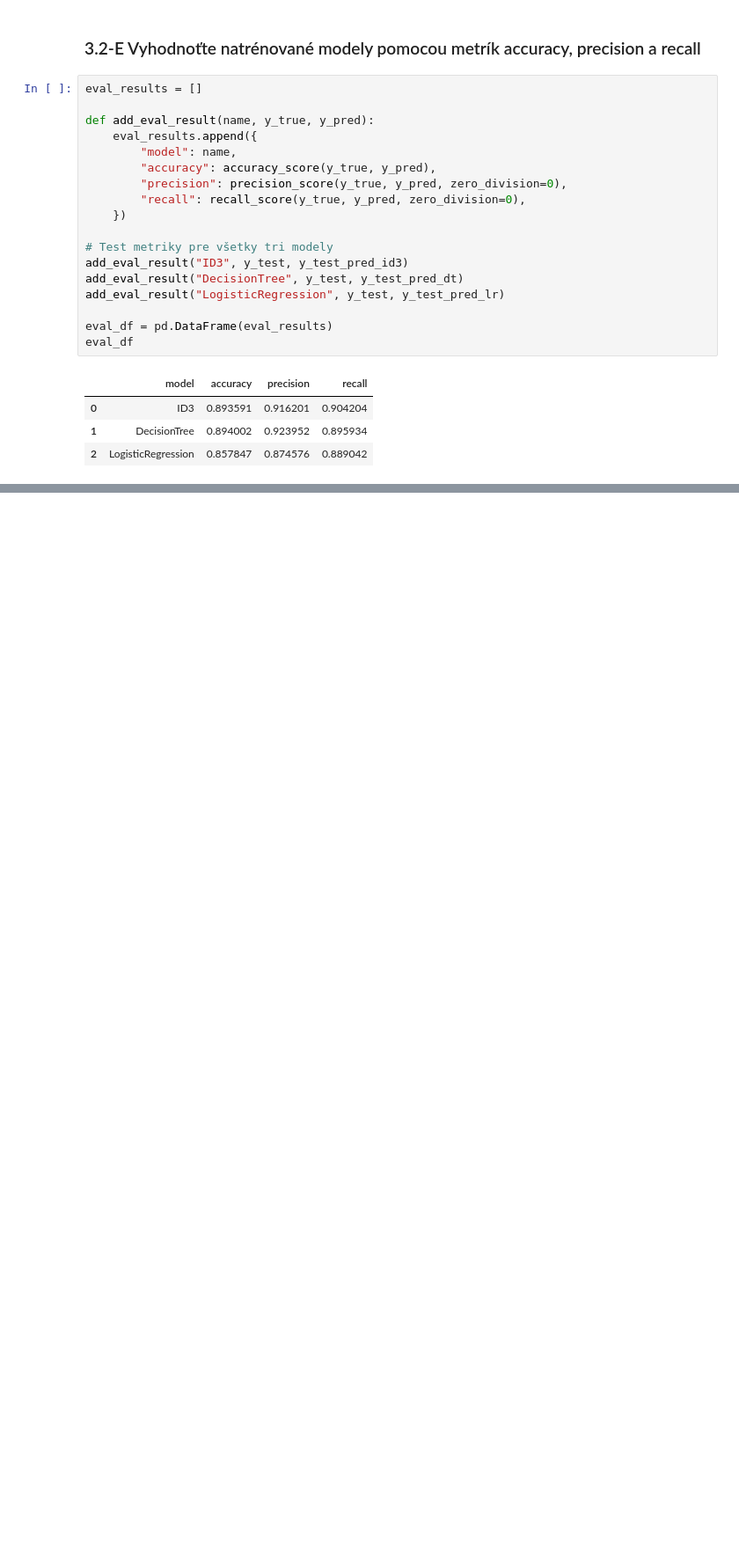
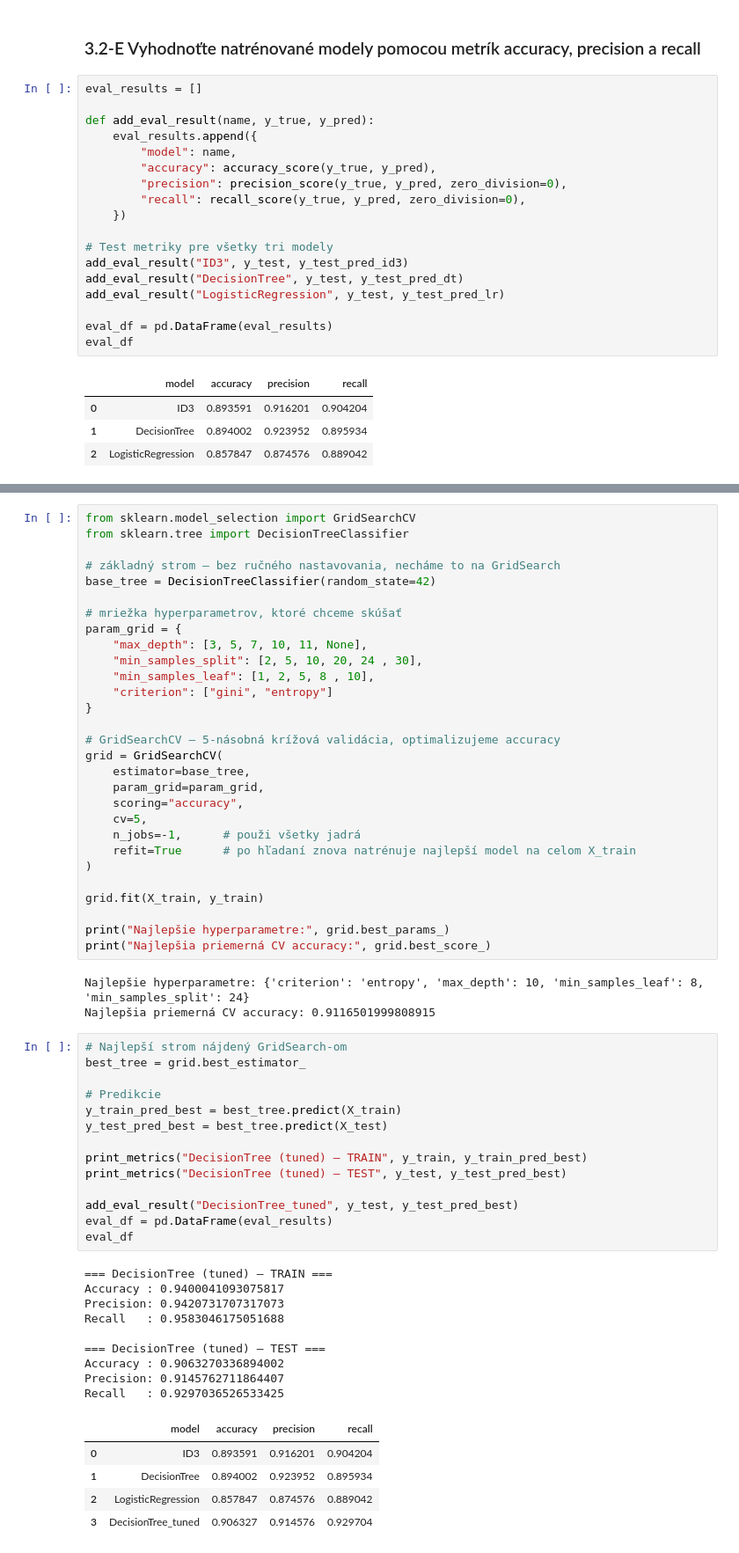
Before and after one commit to nikolasknapik/IAU_project, a Jupyter notebook: phase3.ipynb, the cells around one changed output, grey strips where cells are left out. Shown at 88% size. Cells and saved outputs as stored; diff of their text form; blank space fills up the shorter version.

```diff
--- a/phase3.ipynb
+++ b/phase3.ipynb
@@ -425,0 +442,61 @@ eval_df
+# %%
+from sklearn.model_selection import GridSearchCV
+from sklearn.tree import DecisionTreeClassifier
+
+# základný strom – bez ručného nastavovania, necháme to na GridSearch
+base_tree = DecisionTreeClassifier(random_state=42)
+
+# mriežka hyperparametrov, ktoré chceme skúšať
+param_grid = {
+    "max_depth": [3, 5, 7, 10, 11, None],
+    "min_samples_split": [2, 5, 10, 20, 24 , 30],
+    "min_samples_leaf": [1, 2, 5, 8 , 10],
+    "criterion": ["gini", "entropy"]
+}
+
+# GridSearchCV – 5-násobná krížová validácia, optimalizujeme accuracy
+grid = GridSearchCV(
+    estimator=base_tree,
+    param_grid=param_grid,
+    scoring="accuracy",
+    cv=5,
+    n_jobs=-1,      # použi všetky jadrá
+    refit=True      # po hľadaní znova natrénuje najlepší model na celom X_train
+)
+
+grid.fit(X_train, y_train)
+
+print("Najlepšie hyperparametre:", grid.best_params_)
+print("Najlepšia priemerná CV accuracy:", grid.best_score_)
+# %% [output]
+Najlepšie hyperparametre: {'criterion': 'entropy', 'max_depth': 10, 'min_samples_leaf': 8, 'min_samples_split': 24}
+Najlepšia priemerná CV accuracy: 0.9116501999808915
+# %%
+# Najlepší strom nájdený GridSearch-om
+best_tree = grid.best_estimator_
+
+# Predikcie
+y_train_pred_best = best_tree.predict(X_train)
+y_test_pred_best = best_tree.predict(X_test)
+
+print_metrics("DecisionTree (tuned) – TRAIN", y_train, y_train_pred_best)
+print_metrics("DecisionTree (tuned) – TEST", y_test, y_test_pred_best)
+
+add_eval_result("DecisionTree_tuned", y_test, y_test_pred_best)
+eval_df = pd.DataFrame(eval_results)
+eval_df
+# %% [output]
+=== DecisionTree (tuned) – TRAIN ===
+Accuracy : 0.9400041093075817
+Precision: 0.9420731707317073
+Recall   : 0.9583046175051688
+
+=== DecisionTree (tuned) – TEST ===
+Accuracy : 0.9063270336894002
+Precision: 0.9145762711864407
+Recall   : 0.9297036526533425
+|  | model | accuracy | precision | recall |
+| 0 | ID3 | 0.893591 | 0.916201 | 0.904204 |
+| 1 | DecisionTree | 0.894002 | 0.923952 | 0.895934 |
+| 2 | LogisticRegression | 0.857847 | 0.874576 | 0.889042 |
+| 3 | DecisionTree_tuned | 0.906327 | 0.914576 | 0.929704 |
```
Also changed, not shown: parts of 12 cells of this notebook, 3 other files.
